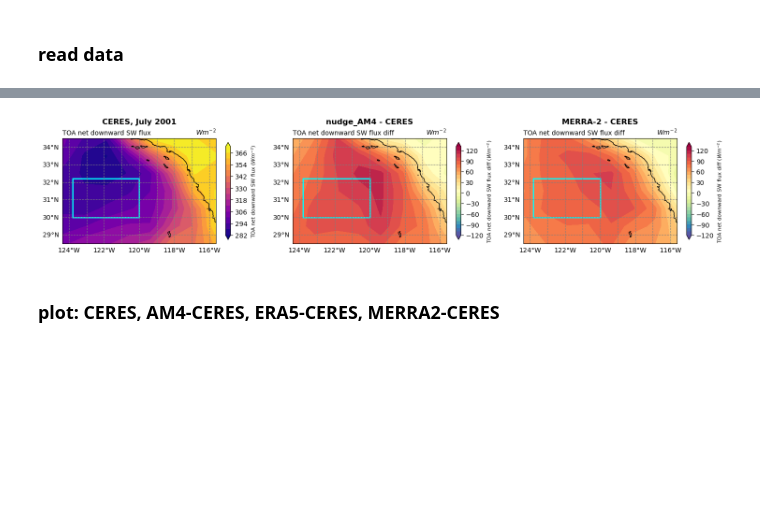
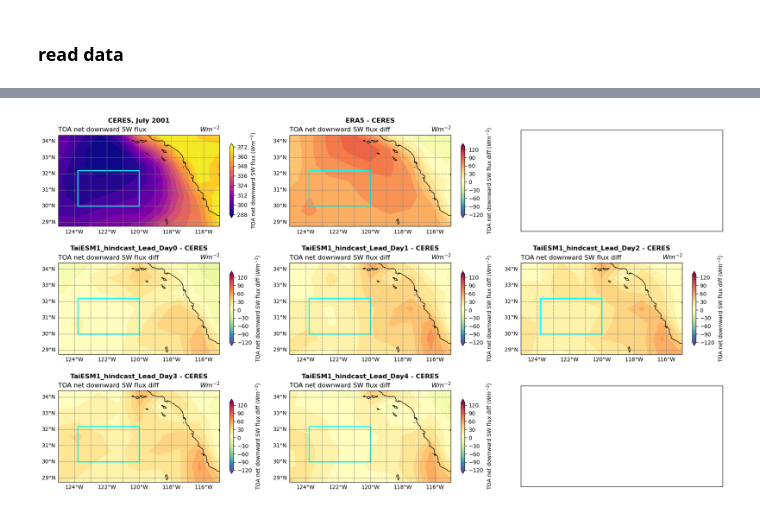
Before and after one commit to yihsuanchen/TaiESM1_Sc_diag, a Jupyter notebook: hindcast/plot/fig01_plot-cn_map.ipynb, the cells around one changed output, grey strips where cells are left out. Saved outputs shown, nothing was run; the diff lists cells and outputs as text; code cells hidden in the pictures; blank space fills up the shorter version.

Commit message:
plot TaiESM1 hindcast FSNTOA

```diff
--- a/hindcast/plot/fig01_plot-cn_map.ipynb
+++ b/hindcast/plot/fig01_plot-cn_map.ipynb
@@ -512,10 +492,13 @@ NameError: name 'var_era5' is not defined
 ### read data
 # %%
 #--- read data
-var_ceres_region, var_merra2_region, var_am4_region, var_era5_region = read_data_all()
+var_ceres_region, var_era5_region, var_taiesm_ld0_region, var_taiesm_ld1_region, var_taiesm_ld2_region, var_taiesm_ld3_region, var_taiesm_ld4_region = read_data_all()
 
 #--- take differences
-var_am4Mceres_region = var_am4_region - var_ceres_region
-var_merra2Mceres_region = var_merra2_region - var_ceres_region
 var_era5Mceres_region = var_era5_region - var_ceres_region
+var_taiesm_ld0Mceres_region = var_taiesm_ld0_region - var_ceres_region
+var_taiesm_ld1Mceres_region = var_taiesm_ld1_region - var_ceres_region
+var_taiesm_ld2Mceres_region = var_taiesm_ld2_region - var_ceres_region
+var_taiesm_ld3Mceres_region = var_taiesm_ld3_region - var_ceres_region
+var_taiesm_ld4Mceres_region = var_taiesm_ld4_region - var_ceres_region
 # %% [markdown]
@@ -525,22 +536,38 @@ var_era5Mceres_region = var_era5_region - var_ceres_region
 # %%
 def set_main_title(ax, title, fontsize=12, y=1.1):
     ax.set_title(title, fontsize=fontsize, y=y, fontweight='bold')
 
+def panel_string(ax, text, xx=-124, yy=29, color='w', fontsize=25):
+    ax.text(xx, yy, text, color=color, fontsize=fontsize)
 
 map_projection = ccrs.PlateCarree(central_longitude=0)
-fig, (ax1, ax2, ax3) = plt.subplots(1,3,figsize=(18,6), subplot_kw={'projection': map_projection})
+fig, ((ax1, ax2, ax3), (ax4, ax5, ax6), (ax7, ax8, ax9) ) = plt.subplots(3,3,figsize=(18,10), subplot_kw={'projection': map_projection})
 
-plot_cn_map(ax1, map_projection, var_ceres_region, varname="swabs_toa")
+lb_orientation='vertical'; lb_shrink=0.65; lb_fontsize=10
+
+plot_cn_map(ax1, map_projection, var_ceres_region, varname="swabs_toa", lb_orientation=lb_orientation, lb_shrink=lb_shrink, lb_fontsize=lb_fontsize)
 set_main_title(ax1, "CERES, July 2001")
 
-plot_cn_map(ax2, map_projection, var_am4Mceres_region, varname="swabs_toa_diff")
-set_main_title(ax2, "nudge_AM4 - CERES")
+plot_cn_map(ax2, map_projection, var_era5Mceres_region, varname="swabs_toa_diff", lb_orientation=lb_orientation, lb_shrink=lb_shrink, lb_fontsize=lb_fontsize)
+set_main_title(ax2, "ERA5 - CERES")
 
-plot_cn_map(ax3, map_projection, var_merra2Mceres_region, varname="swabs_toa_diff")
-set_main_title(ax3, "MERRA-2 - CERES")
+plot_cn_map(ax4, map_projection, var_taiesm_ld0Mceres_region, varname="swabs_toa_diff", lb_orientation=lb_orientation, lb_shrink=lb_shrink, lb_fontsize=lb_fontsize)
+set_main_title(ax4, "TaiESM1_hindcast_Lead_Day0 - CERES")
+
+plot_cn_map(ax5, map_projection, var_taiesm_ld1Mceres_region, varname="swabs_toa_diff", lb_orientation=lb_orientation, lb_shrink=lb_shrink, lb_fontsize=lb_fontsize)
+set_main_title(ax5, "TaiESM1_hindcast_Lead_Day1 - CERES")
+
+plot_cn_map(ax6, map_projection, var_taiesm_ld2Mceres_region, varname="swabs_toa_diff", lb_orientation=lb_orientation, lb_shrink=lb_shrink, lb_fontsize=lb_fontsize)
+set_main_title(ax6, "TaiESM1_hindcast_Lead_Day2 - CERES")
+
+plot_cn_map(ax7, map_projection, var_taiesm_ld3Mceres_region, varname="swabs_toa_diff", lb_orientation=lb_orientation, lb_shrink=lb_shrink, lb_fontsize=lb_fontsize)
+set_main_title(ax7, "TaiESM1_hindcast_Lead_Day3 - CERES")
+
+plot_cn_map(ax8, map_projection, var_taiesm_ld4Mceres_region, varname="swabs_toa_diff", lb_orientation=lb_orientation, lb_shrink=lb_shrink, lb_fontsize=lb_fontsize)
+set_main_title(ax8, "TaiESM1_hindcast_Lead_Day4 - CERES")
+
+plt.tight_layout()
 # %% [output]
-[figure, old version]
+[figure, new version]
 # %%
 #yhc.lib('plt_basic')
-# %% [markdown]
-### plot: CERES, AM4-CERES, ERA5-CERES, MERRA2-CERES
```
Also changed, not shown: parts of 18 cells of this notebook.
